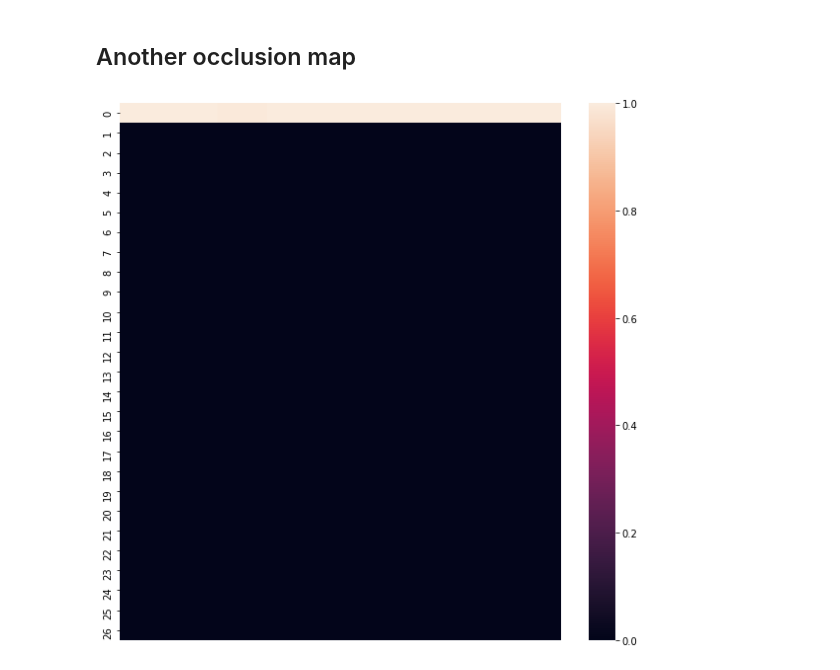
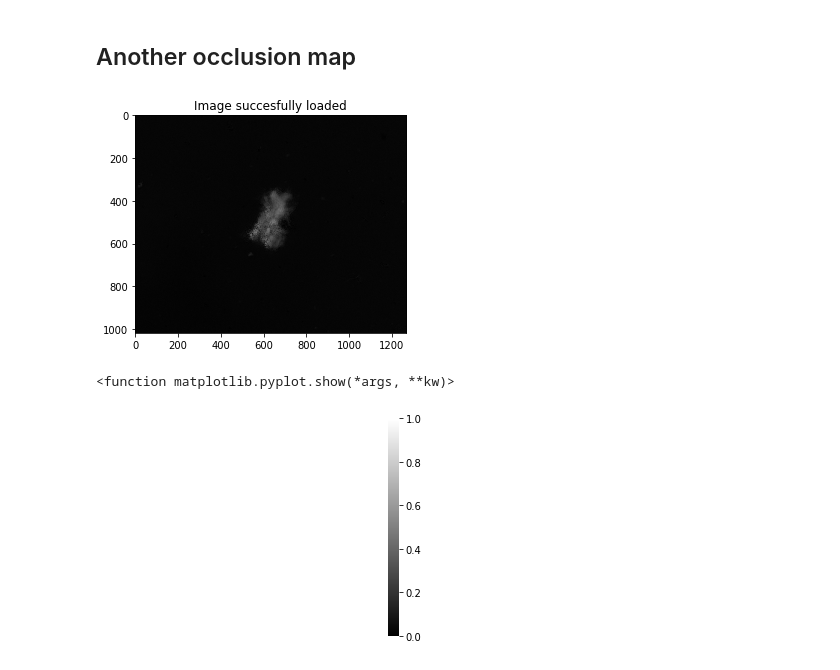
Before and after one commit to yuorky/Pure-protein-project-pytorch, a Jupyter notebook: CNN on AB-42 and alpha-syn.ipynb, the cells around one changed output. Saved outputs shown, nothing was run; the diff lists cells and outputs as text; code cells hidden in the pictures.

```diff
--- a/CNN on AB-42 and alpha-syn.ipynb
+++ b/CNN on AB-42 and alpha-syn.ipynb
@@ -443,0 +455,3 @@ tensor(0.8889, device='cuda:0', dtype=torch.float64)
+# %%
+_, acc_val_4 = test(resnet101_AB42_SYN_4,val_loader)
+acc_val_4
@@ -464,7 +480,10 @@ def normalize(image):
     return image
 
 def predict(image):
-    output = resnet101_AB42_SYN_3(image)
+    output = resnet101_AB42_SYN_4(image)
     _,pred = torch.max(output,1)
     return str(pred.item()), "AB-42" if pred.item() == 1 else "Alpha-syn"
+
+def deprocess(image):
+    return image * torch.Tensor([0.5, 0.5, 0.5]).cuda()  + torch.Tensor([0.5, 0.5, 0.5]).cuda()
 # %%
@@ -802,11 +743,0 @@ def occlusion(model, image, label, occ_size=8, occ_stride=8, occ_pixel = 0.5):
-# %%
-heatmap = occlusion(resnet101_AB42_SYN_3, protein_20,1)
-# %%
-import seaborn as sns
-
-# displaying the image using seaborn heatmap
-# Also setting the maximum value of gradient to probability
-imgplot = sns.heatmap(heatmap,xticklabels=False, vmax=1)
-figure = imgplot.get_figure()
-# %% [output]
-[figure, removed]
@@ -812,0 +749,34 @@ figure = imgplot.get_figure()
+# %%
+def second_occlusion(protein_image,model,label,occluding_size=16,occluding_stride=16):
+
+    occluding_pixel=0
+
+    _, _, height,width=protein_image.shape
+
+    output_height = int(math.ceil((height-occluding_size)/occluding_stride+1))
+    output_width = int(math.ceil((height-occluding_size)/occluding_stride+1))
+
+    heatmap = np.zeros((output_height,output_width))
+
+    for h in range(output_height):
+        for w in range(output_width):
+            #occluder region
+            h_start = h*occluding_stride
+            w_start = w*occluding_stride
+            h_end = min(height, h_start+occluding_size)
+            w_end = min(width, w_start+occluding_size)
+
+            protein_copy = protein_image.clone()
+            protein_copy[:,:,w_start:w_end,h_start:h_end] = occluding_pixel
+            predict = model(protein_copy)
+            prob = torch.nn.functional.softmax(predict,dim=1).data[0][label]
+            heatmap[h,w] = prob #The probability of the correct class
+
+    return heatmap
+# %%
+protein_1 = load_image("./data/AB42-SYN images/(AB-42)(S1)(Region 002)(RS1)(PS1)(Retardance Lin).png")
+protein_1_normal = normalize(protein_1)
+
+protein_1_heatmap = second_occlusion(protein_1_normal,resnet101_AB42_SYN_4,1)
+# %% [output]
+[figure, added]
@@ -812,0 +785,6 @@ figure = imgplot.get_figure()
+# %%
+fig = sns.heatmap(protein_1_heatmap,xticklabels=False,yticklabels=False,cmap="gray",vmin=0,vmax=1)
+plt.show
+# %% [output]
+<function matplotlib.pyplot.show(*args, **kw)>
+[figure, added]
```
Also changed, not shown: parts of 43 cells of this notebook.
